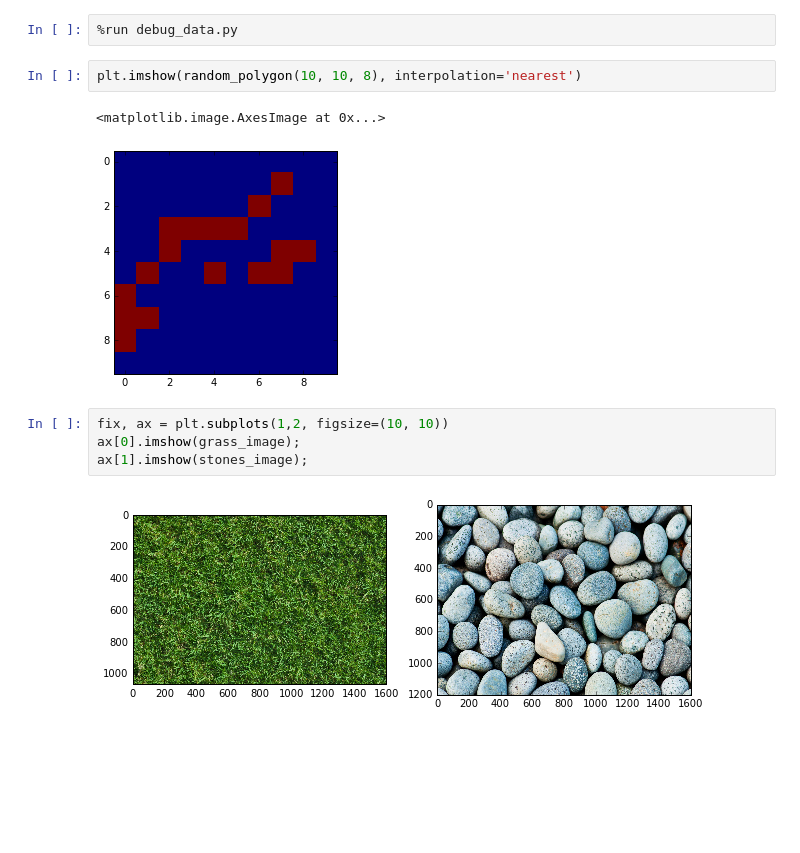
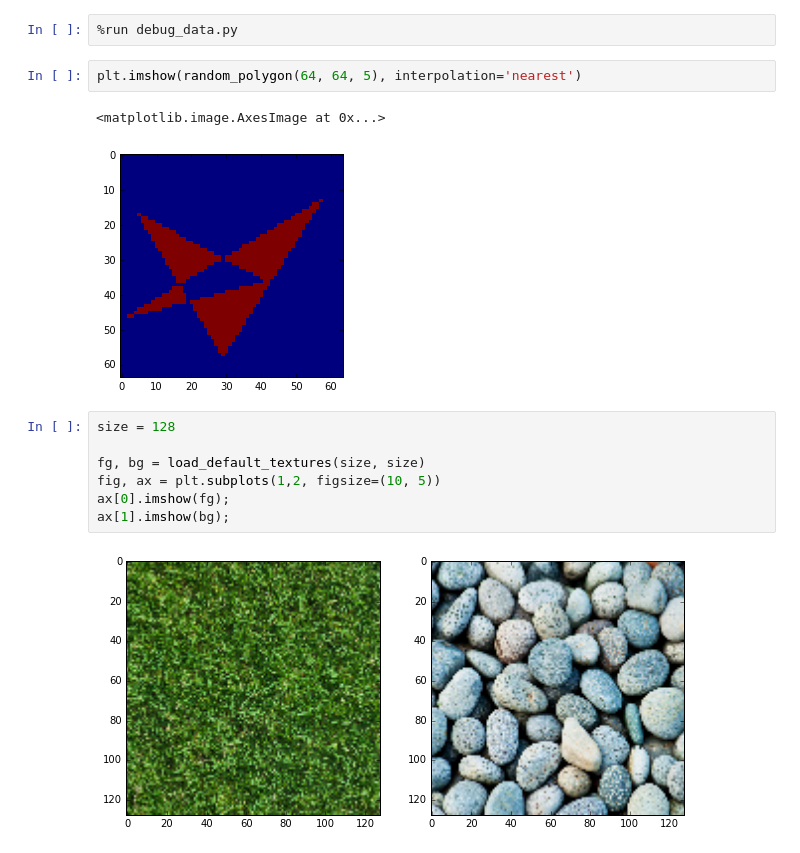
Before and after one commit to andykitchen/nn-detect, a Jupyter notebook: explore-debug-data.ipynb, the cells around one changed output. Cells and saved outputs as stored; diff of their text form; blank space fills up the shorter version.

```diff
--- a/explore-debug-data.ipynb
+++ b/explore-debug-data.ipynb
@@ -7,13 +7,16 @@ import matplotlib.pyplot as plt
 # %%
 %run debug_data.py
 # %%
-plt.imshow(random_polygon(10, 10, 8), interpolation='nearest')
+plt.imshow(random_polygon(64, 64, 5), interpolation='nearest')
 # %% [output]
 <matplotlib.image.AxesImage at 0x...>
-[figure, old version]
+[figure, new version]
 # %%
-fix, ax = plt.subplots(1,2, figsize=(10, 10))
-ax[0].imshow(grass_image);
-ax[1].imshow(stones_image);
+size = 128
+
+fg, bg = load_default_textures(size, size)
+fig, ax = plt.subplots(1,2, figsize=(10, 5))
+ax[0].imshow(fg);
+ax[1].imshow(bg);
 # %% [output]
-[figure, old version]
+[figure, new version]
```
Also changed, not shown: parts of 6 cells of this notebook, 2 other files.
